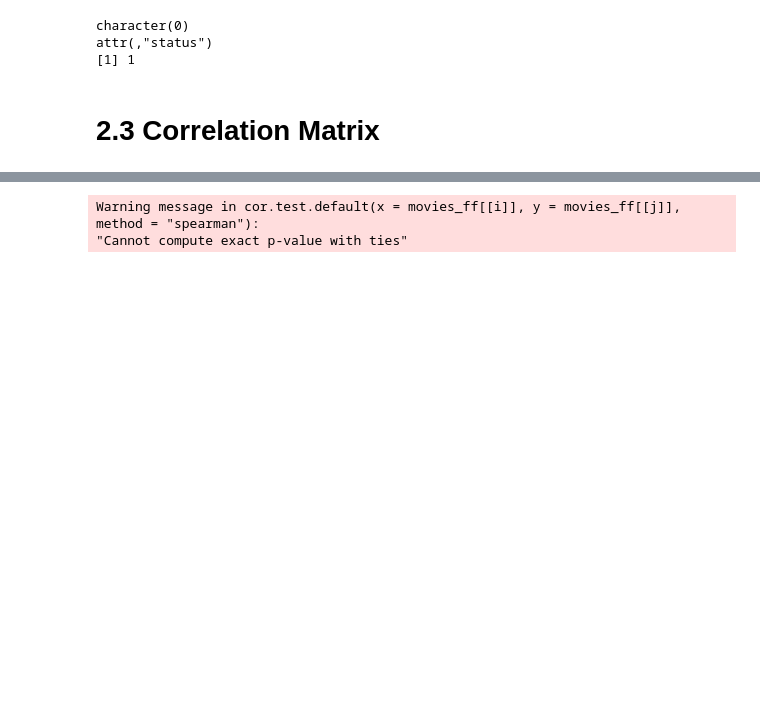
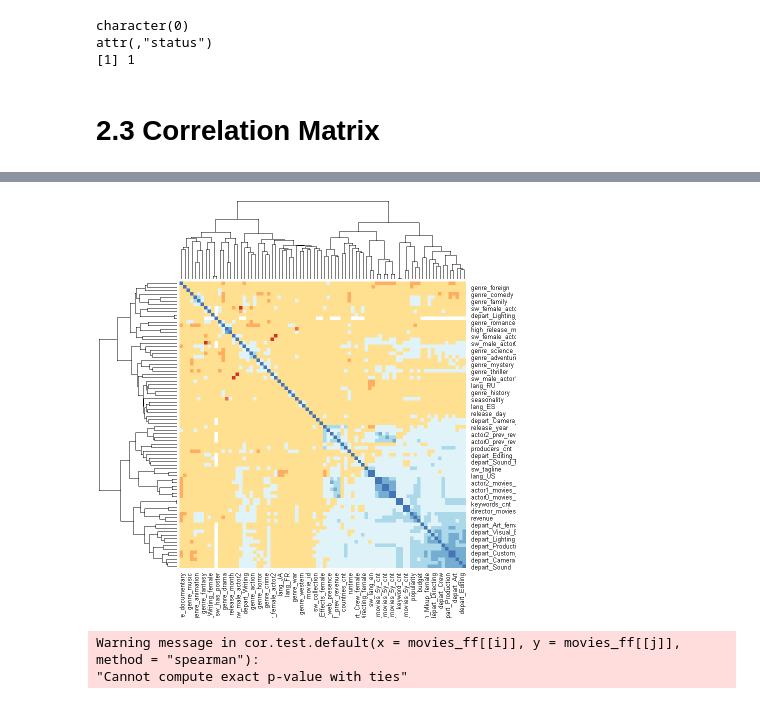
Before and after one commit to michshnd/DataScience, a Jupyter notebook: stats/Exploratory Data Analysis- Movies DB homework.ipynb, the cells around one changed output, grey strips where cells are left out. Cells and saved outputs as stored; diff of their text form; code cells hidden in the pictures; blank space fills up the shorter version.

```diff
--- a/stats/Exploratory Data Analysis- Movies DB homework.ipynb
+++ b/stats/Exploratory Data Analysis- Movies DB homework.ipynb
@@ -316 +410,5 @@ ERROR: Error in cor(movies_ff_c[5:84], y = NULL, use = "pairwise.complete.obs",
+# %%
+heatmap(cor_res,symm = T,cexCol = 0.8, cexRow = 0.8, col=brewer.pal(n=8, name="RdYlBu"))
+# %% [output]
+[figure, added]
 # %%
```
Also changed, not shown: parts of 29 cells of this notebook.
